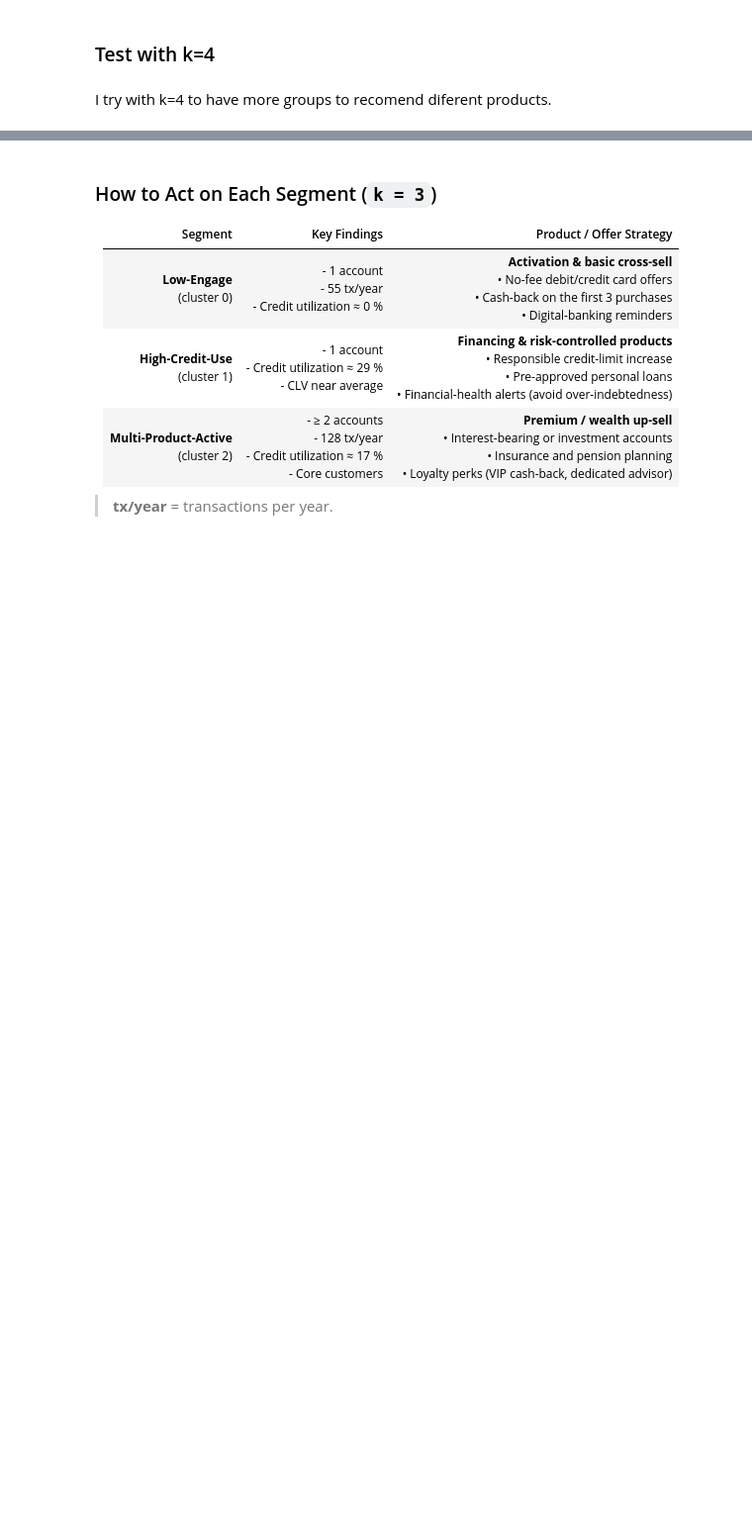
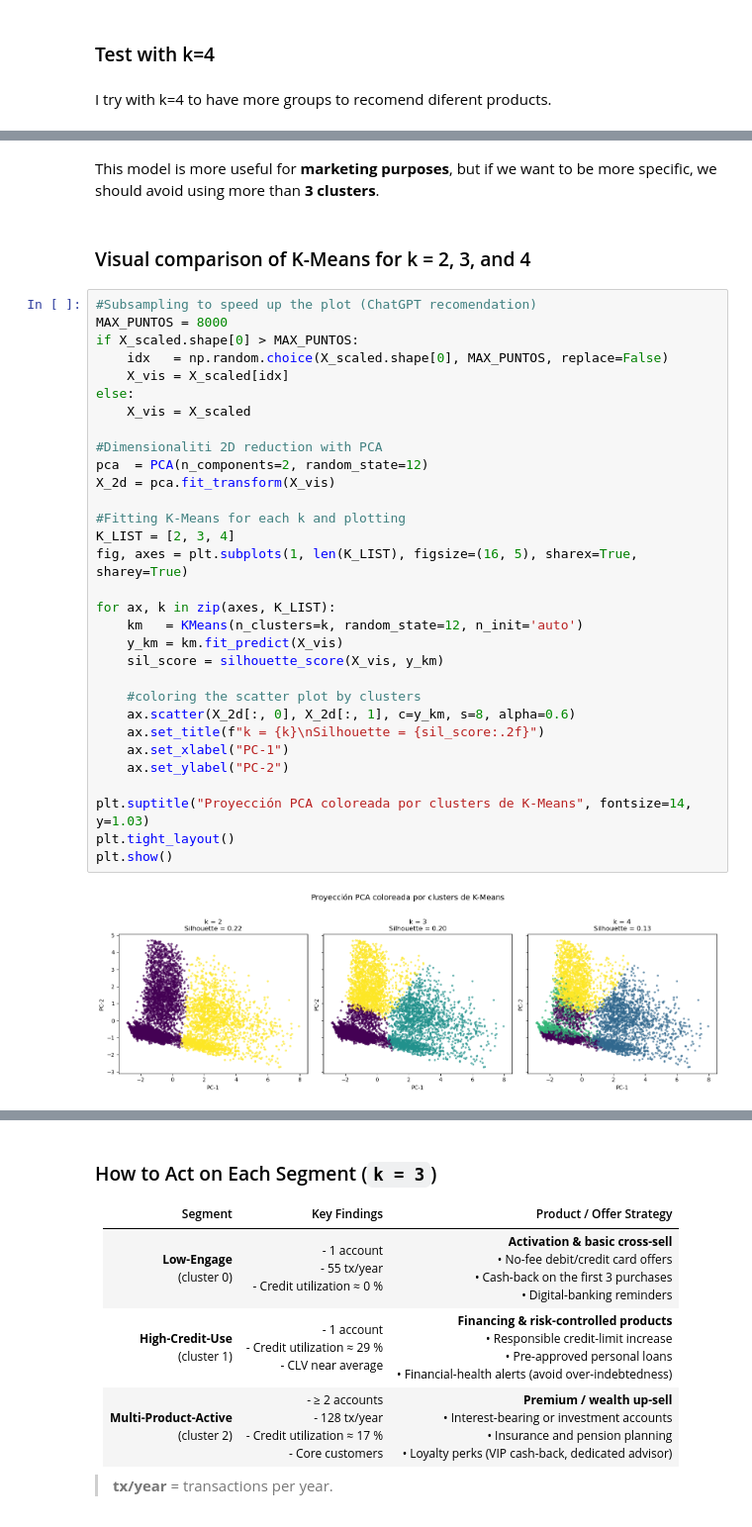
Before and after one commit to FGaliano-23/WELFORD-BANK, a Jupyter notebook: DataScientist/Models/Segmentation_of_Banking_Customers/notebook/Segmentation_of_Banking_Customers.ipynb, the cells around one changed output, grey strips where cells are left out. Shown: that part at 99% size. Cells and saved outputs as stored; diff of their text form; blank space fills up the shorter version.

```diff
--- a/DataScientist/Models/Segmentation_of_Banking_Customers/notebook/Segmentation_of_Banking_Customers.ipynb
+++ b/DataScientist/Models/Segmentation_of_Banking_Customers/notebook/Segmentation_of_Banking_Customers.ipynb
@@ -460,3 +461,40 @@ display(summary3)
 | 1 | 5046 | 52.57 | 20135.94 | 1.12 | 59.76 | 0.28 | 0.60 |
 | 2 | 6249 | 53.07 | 19888.34 | 2.20 | 128.57 | 0.17 | 0.60 |
 | 3 | 5589 | 53.59 | 20123.51 | 1.05 | 50.36 | 0.04 | 0.61 |
+# %% [markdown]
+This model is more useful for **marketing purposes**, but if we want to be more specific, we should avoid using more than **3 clusters**.
+# %% [markdown]
+### Visual comparison of K-Means for k = 2, 3, and 4
+# %%
+#Subsampling to speed up the plot (ChatGPT recomendation)
+MAX_PUNTOS = 8000
+if X_scaled.shape[0] > MAX_PUNTOS:
+    idx   = np.random.choice(X_scaled.shape[0], MAX_PUNTOS, replace=False)
+    X_vis = X_scaled[idx]
+else:
+    X_vis = X_scaled
+
+#Dimensionaliti 2D reduction with PCA
+pca  = PCA(n_components=2, random_state=12)
+X_2d = pca.fit_transform(X_vis)
+
+#Fitting K-Means for each k and plotting
+K_LIST = [2, 3, 4]
+fig, axes = plt.subplots(1, len(K_LIST), figsize=(16, 5), sharex=True, sharey=True)
+
+for ax, k in zip(axes, K_LIST):
+    km   = KMeans(n_clusters=k, random_state=12, n_init='auto')
+    y_km = km.fit_predict(X_vis)
+    sil_score = silhouette_score(X_vis, y_km)
+
+    #coloring the scatter plot by clusters
+    ax.scatter(X_2d[:, 0], X_2d[:, 1], c=y_km, s=8, alpha=0.6)
+    ax.set_title(f"k = {k}\nSilhouette = {sil_score:.2f}")
+    ax.set_xlabel("PC-1")
+    ax.set_ylabel("PC-2")
+
+plt.suptitle("Proyección PCA coloreada por clusters de K-Means", fontsize=14, y=1.03)
+plt.tight_layout()
+plt.show()
+# %% [output]
+[figure, added]
```
Also changed, not shown: parts of 10 cells of this notebook, 2 other files.
